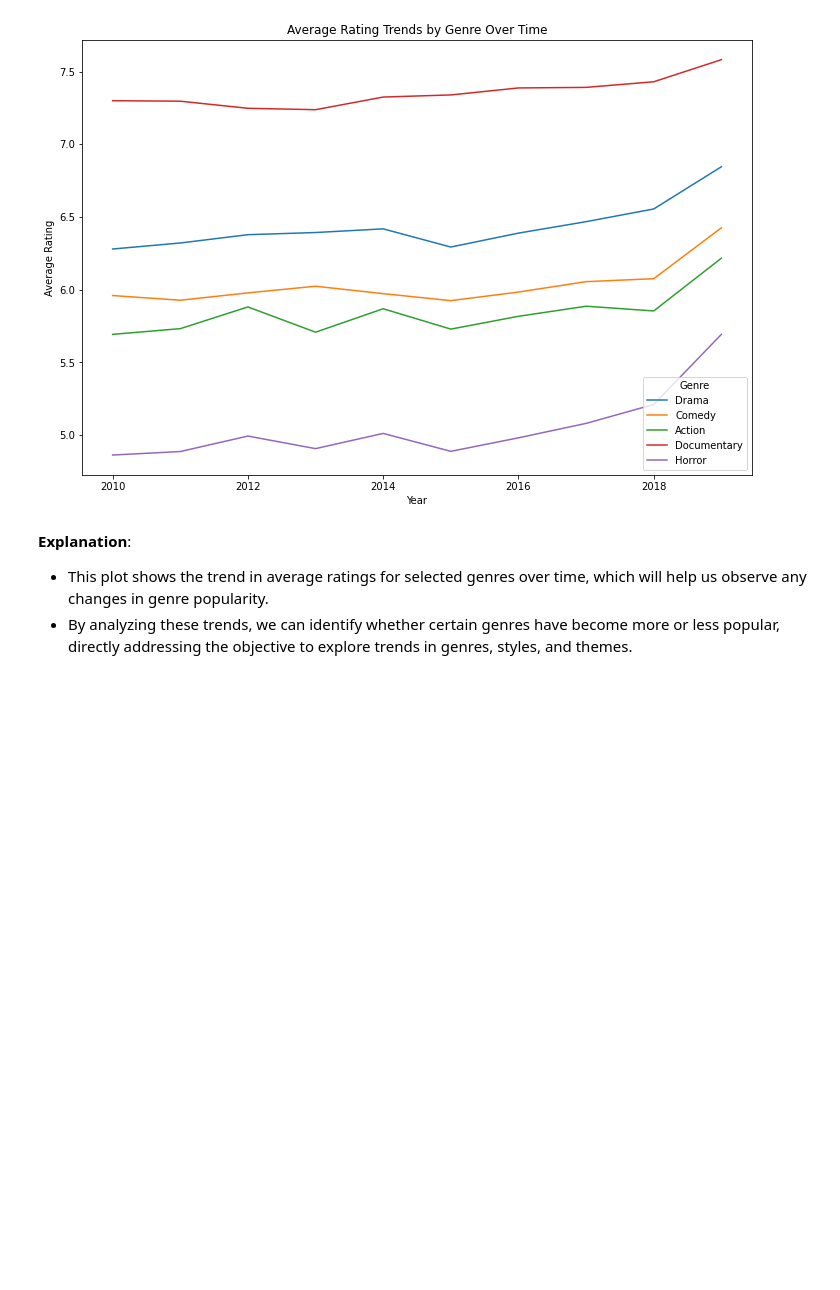
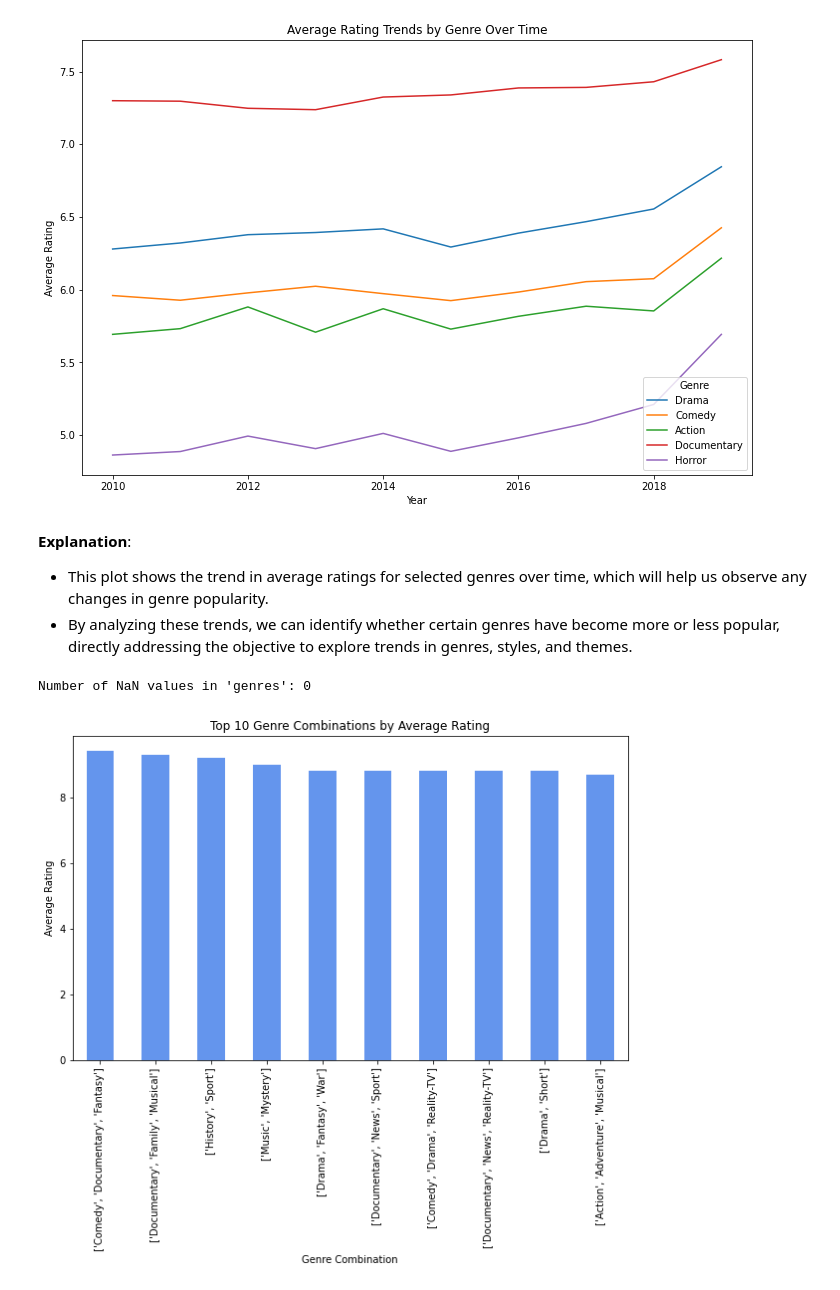
Before and after one commit to Otim135/group3-phase2-project, a Jupyter notebook: ipynbs/Alfred.ipynb, the cells around one changed output. Drawn from its saved outputs; the diff is of its cells as text; code cells hidden in the pictures; blank space fills up the shorter version.

```diff
--- a/ipynbs/Alfred.ipynb
+++ b/ipynbs/Alfred.ipynb
@@ -405,3 +434,28 @@ plt.show()
 **Explanation**:
 - This plot shows the trend in average ratings for selected genres over time, which will help us observe any changes in genre popularity.
 - By analyzing these trends, we can identify whether certain genres have become more or less popular, directly addressing the objective to explore trends in genres, styles, and themes.
+# %%
+# Check for any remaining NaN values in genres
+print("Number of NaN values in 'genres':", movie_basics['genres'].isnull().sum())
+# %% [output]
+Number of NaN values in 'genres': 0
+# %%
+# Convert genres to string type to ensure compatibility with str.contains()
+movie_basics['genres'] = movie_basics['genres'].astype(str)
+# %%
+# Filter for movies with multiple genres (genre combinations)
+multi_genre_movies = movie_basics[movie_basics['genres'].str.contains(',')]
+# %%
+# Calculate the average rating for each genre combination
+genre_combination_ratings = multi_genre_movies.merge(movie_ratings, on="movie_id")
+average_rating_by_combination = genre_combination_ratings.groupby('genres')['averagerating'].mean().sort_values(ascending=False)
+
+# Plot average rating by genre combination
+plt.figure(figsize=(10, 6))
+average_rating_by_combination.head(10).plot(kind='bar', color='cornflowerblue')  # Display top 10 combinations for clarity
+plt.title("Top 10 Genre Combinations by Average Rating")
+plt.xlabel("Genre Combination")
+plt.ylabel("Average Rating")
+plt.show()
+# %% [output]
+[figure, added]
```
Also changed, not shown: parts of 4 cells of this notebook.
